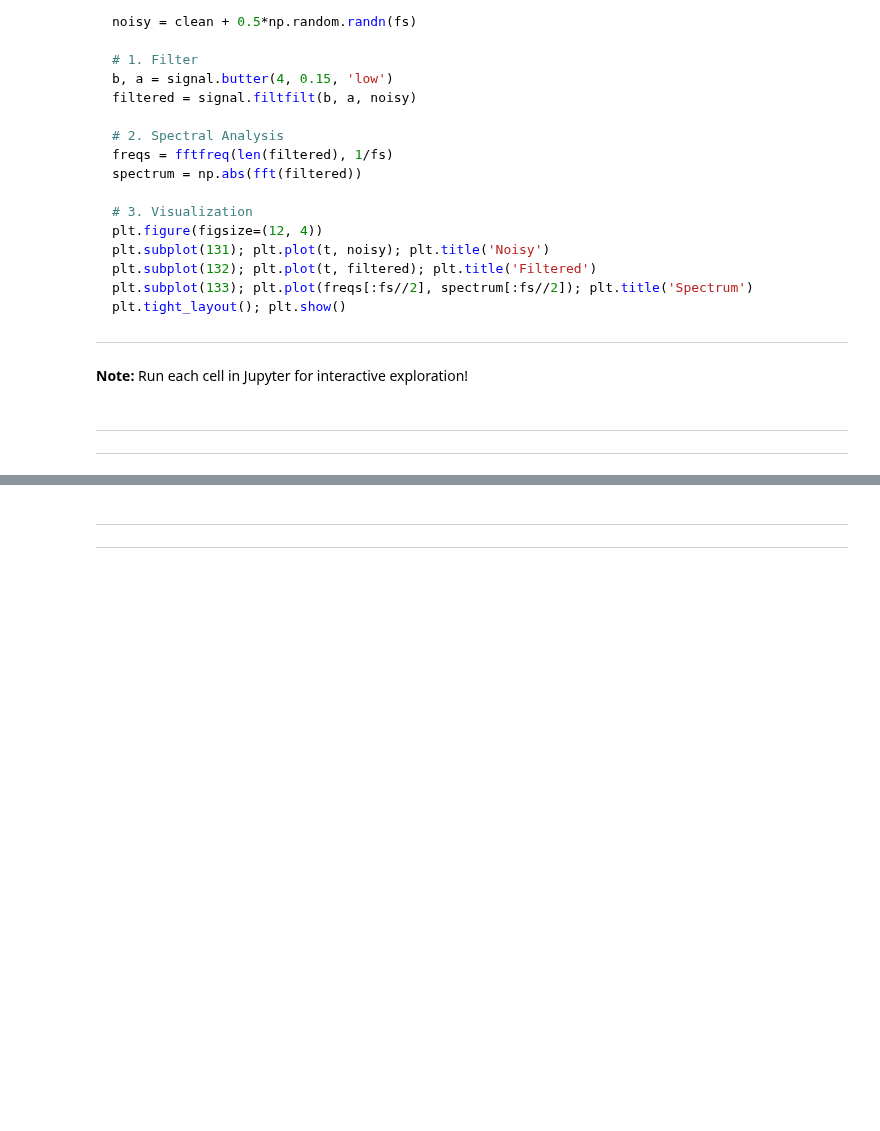
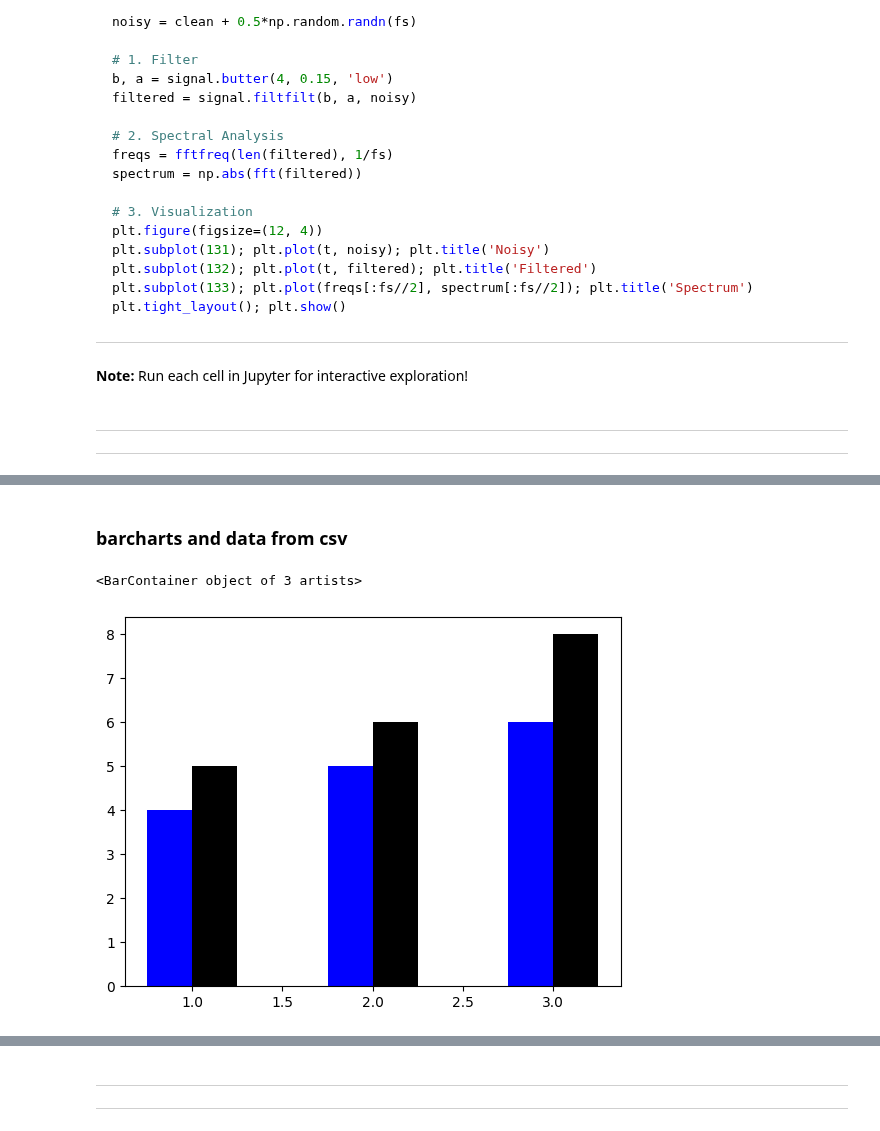
Before and after one commit to satyaprakashdhfm/NOTES, a Jupyter notebook: 18CSC305J-Artificial intellegence/0.DATA PREPROCESSIN/python_libraries.ipynb, the cells around one changed output, grey strips where cells are left out. Drawn from its saved outputs; the diff is of its cells as text; code cells hidden in the pictures; blank space fills up the shorter version.

```diff
--- a/18CSC305J-Artificial intellegence/0.DATA PREPROCESSIN/python_libraries.ipynb
+++ b/18CSC305J-Artificial intellegence/0.DATA PREPROCESSIN/python_libraries.ipynb
@@ -2617,0 +2653,11 @@ plt.tight_layout(); plt.show()
+# %% [markdown]
+### barcharts and data from csv
+# %%
+width = 0.25
+x=np.array([1,2,3]) # using np array because list -> TypeError: unsupported operand type(s) for -: 'list' and 'float'
+
+plt.bar(x - width/2, [4, 5, 6] ,color="b",width = width, label = "All devs")
+plt.bar(x + width/2, [5, 6, 8],color = "k",width= width, label = "python")
+# %% [output]
+<BarContainer object of 3 artists>
+[figure, added]
```
Also changed, not shown: parts of 6 cells of this notebook, 1 other file.
